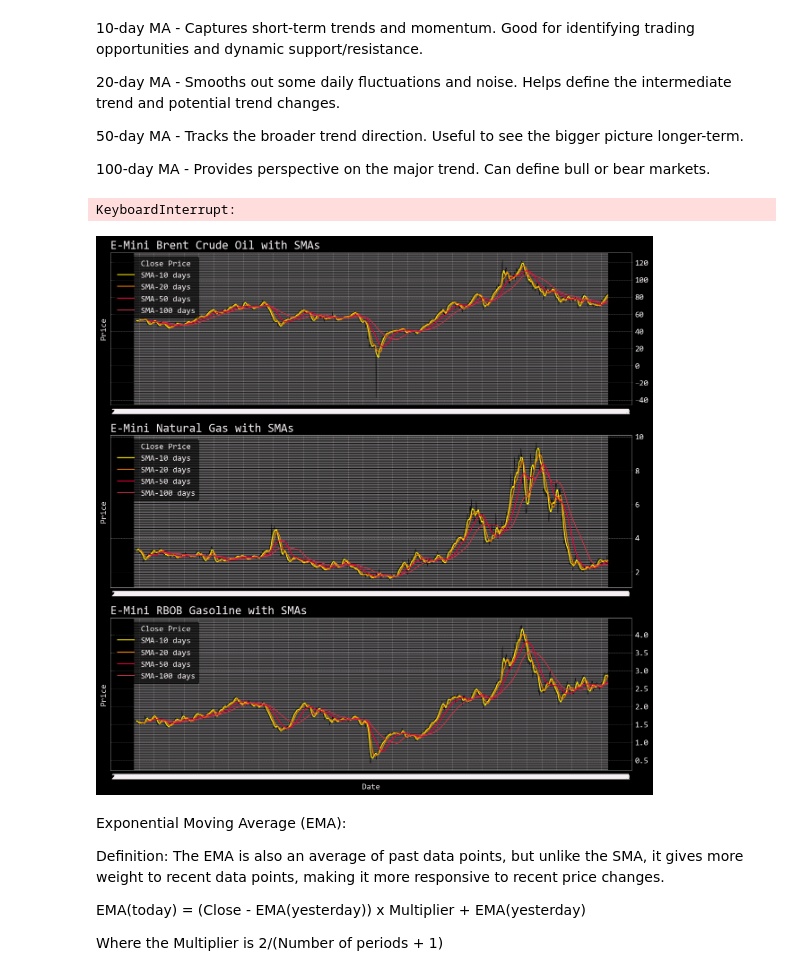
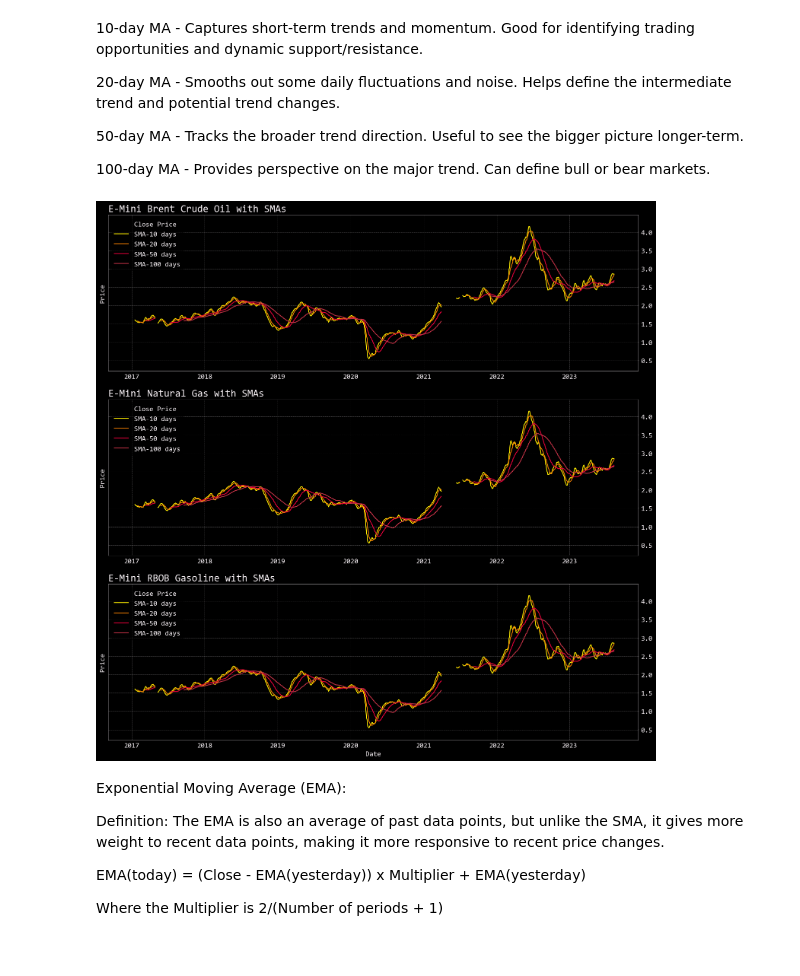
Before and after one commit to esfolk/oil_and_gas_analysis_2017-2023, a Jupyter notebook: Crude_NatGas_RBOB_Analysis.ipynb, the cells around one changed output. Cells and saved outputs as stored; diff of their text form; code cells hidden in the pictures.

```diff
--- a/Crude_NatGas_RBOB_Analysis.ipynb
+++ b/Crude_NatGas_RBOB_Analysis.ipynb
@@ -387,45 +387,44 @@ sma_periods_reduced = [10, 20, 50, 100]
 
 # Recalculate SMAs for each asset with the reduced list
 for period in sma_periods_reduced:
-    merged_data[f'SMA_{period}_oil'] = merged_data['Close_oil'].rolling(window=period).mean()
-    merged_data[f'SMA_{period}_nat_gas'] = merged_data['Close_nat_gas'].rolling(window=period).mean()
+    merged_data[f'SMA_{period}_oil'] = merged_data['Close'].rolling(window=period).mean()
+    merged_data[f'SMA_{period}_nat_gas'] = merged_data['Close'].rolling(window=period).mean()
     merged_data[f'SMA_{period}_gasoline'] = merged_data['Close'].rolling(window=period).mean()
 
 # Plotting the reduced SMAs
 
 fig, axes = plt.subplots(nrows=3, ncols=1, figsize=(15, 15))
 
 # E-Mini Brent Crude Oil
-axes[0].plot(merged_data['Date'], merged_data['Close_oil'], label='Close Price', color='black', linewidth=0.5)
+axes[0].plot(merged_data['Date'], merged_data['Close'], label='Close Price', color='black', linewidth=0.5)
 for period in sma_periods_reduced:
     axes[0].plot(merged_data['Date'], merged_data[f'SMA_{period}_oil'], label=f'SMA-{period} days')
 axes[0].set_title('E-Mini Brent Crude Oil with SMAs')
 axes[0].set_ylabel('Price')
 axes[0].legend(loc='upper left')
 
 # E-Mini Natural Gas
-axes[1].plot(merged_data['Date'], merged_data['Close_nat_gas'], label='Close Price', color='black', linewidth=0.5)
+axes[1].plot(merged_data['Date'], merged_data['Close'], label='Close Price', color='black', linewidth=0.5)
 for period in sma_periods_reduced:
     axes[1].plot(merged_data['Date'], merged_data[f'SMA_{period}_nat_gas'], label=f'SMA-{period} days')
 axes[1].set_title('E-Mini Natural Gas with SMAs')
 axes[1].set_ylabel('Price')
 axes[1].legend(loc='upper left')
 
 # E-Mini RBOB Gasoline
 axes[2].plot(merged_data['Date'], merged_data['Close'], label='Close Price', color='black', linewidth=0.5)
 for period in sma_periods_reduced:
     axes[2].plot(merged_data['Date'], merged_data[f'SMA_{period}_gasoline'], label=f'SMA-{period} days')
 axes[2].set_title('E-Mini RBOB Gasoline with SMAs')
 axes[2].set_xlabel('Date')
 axes[2].set_ylabel('Price')
 axes[2].legend(loc='upper left')
 
 # Adjusting the layout
 plt.tight_layout()
 plt.show()
 # %% [output]
-KeyboardInterrupt:
-[figure, old version]
+[figure, new version]
 # %% [markdown]
 Exponential Moving Average (EMA):
 
```
